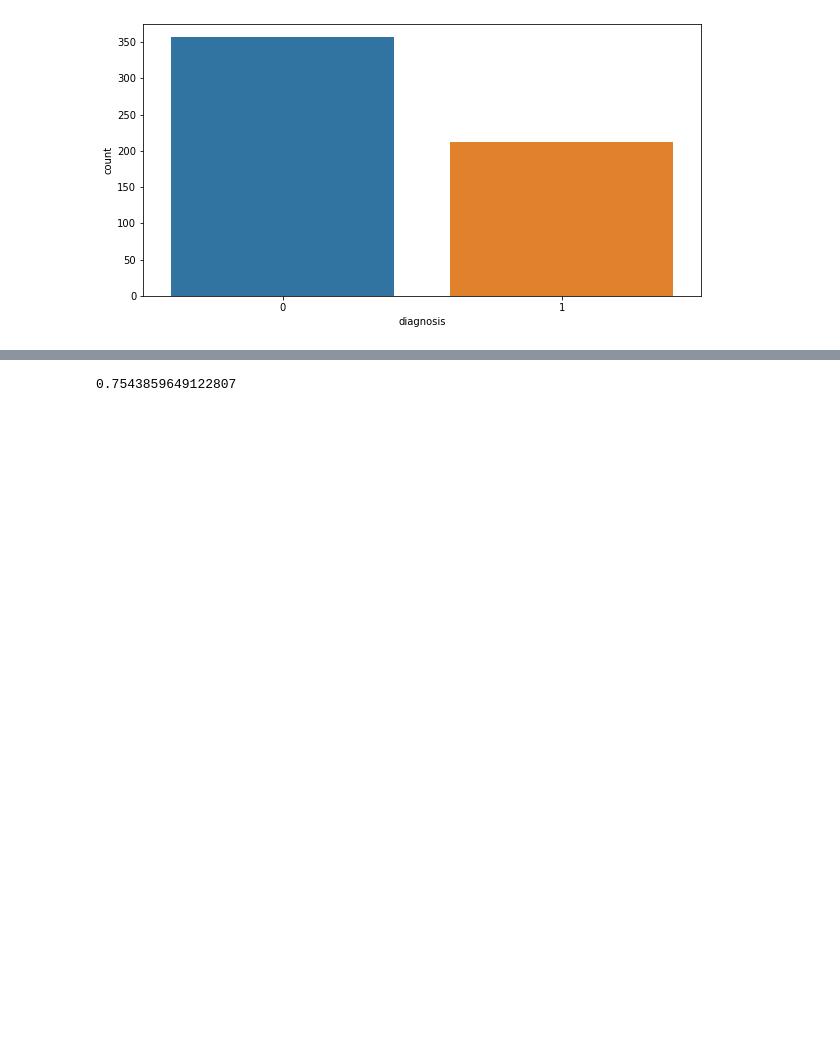
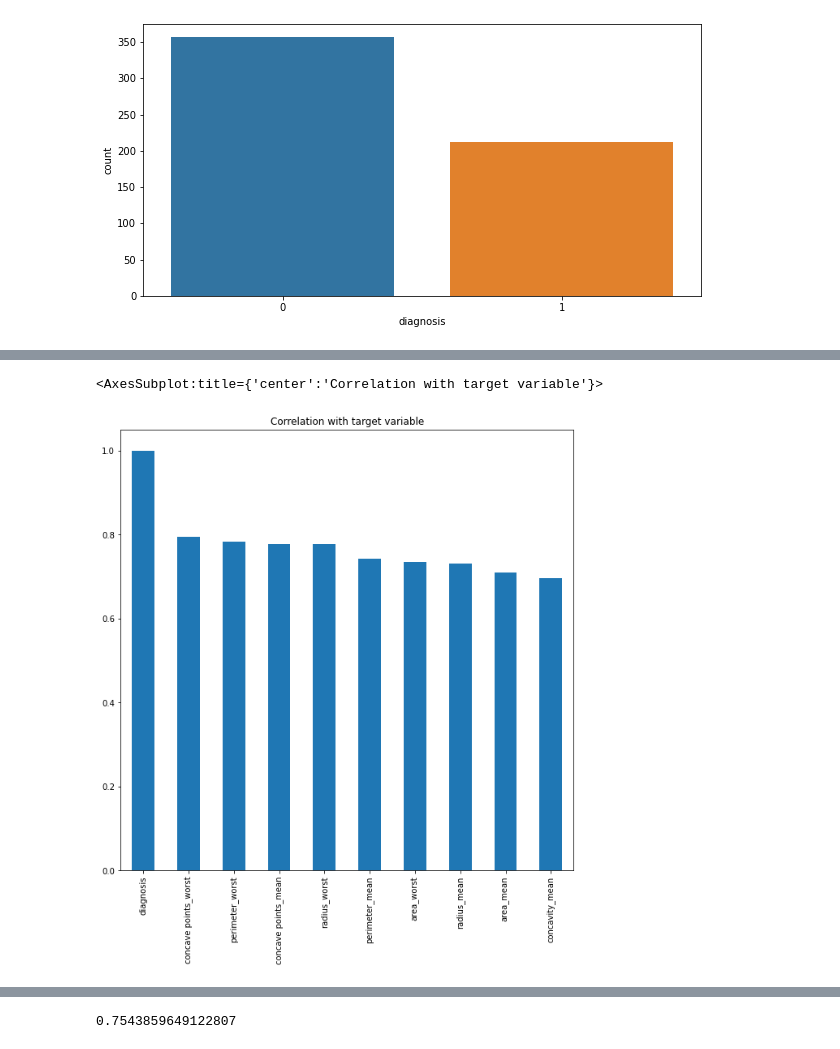
Before and after one commit to colinoy/BreastCancerPrediction, a Jupyter notebook: BreastCancer_EDA.ipynb, the cells around one changed output, grey strips where cells are left out. Cells and saved outputs as stored; diff of their text form; code cells hidden in the pictures; blank space fills up the shorter version.

```diff
--- a/BreastCancer_EDA.ipynb
+++ b/BreastCancer_EDA.ipynb
@@ -171,0 +185,5 @@ sns.heatmap(data_malignant.corr(), annot=True)
+# %%
+data.corrwith(data['diagnosis']).sort_values(ascending=False).head(10).plot.bar(figsize=(10,10), title='Correlation with target variable')
+# %% [output]
+<AxesSubplot:title={'center':'Correlation with target variable'}>
+[figure, added]
```
Also changed, not shown: parts of 22 cells of this notebook.
